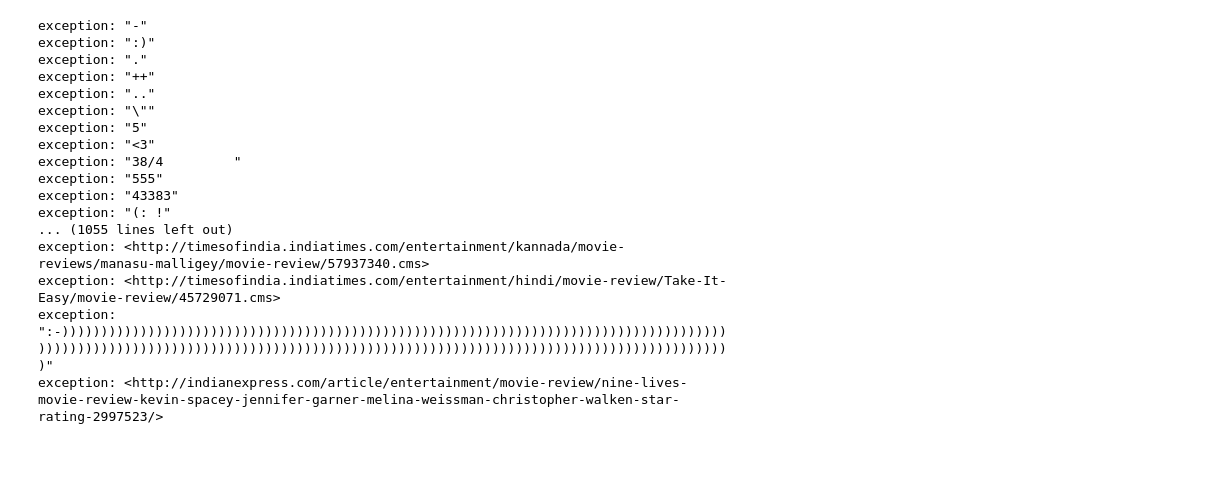
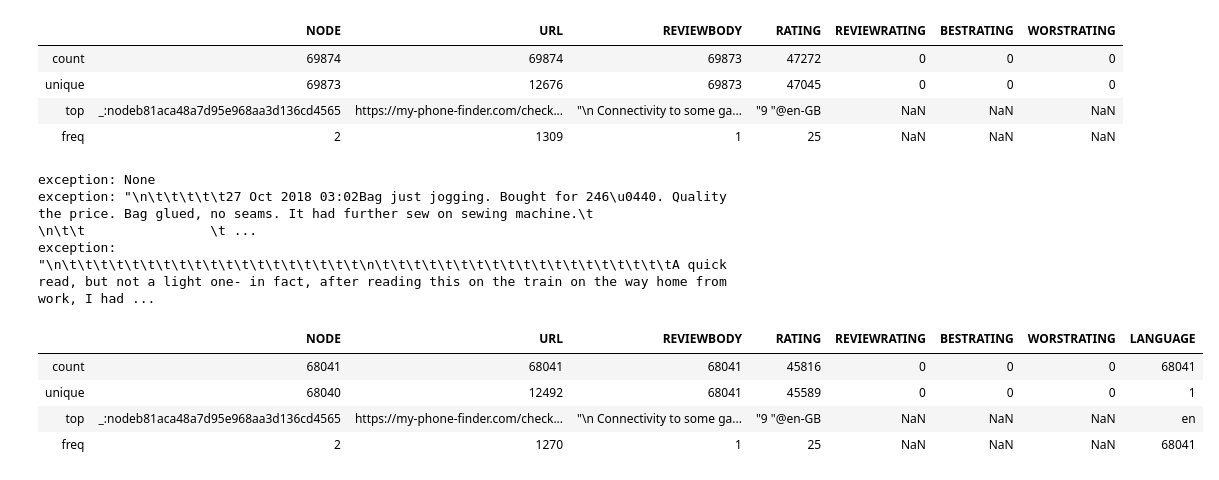
Before and after one commit to PhuongAnhMannheim/Master, a Jupyter notebook: Profiling/Profiling.ipynb, the cells around one changed output. Saved outputs shown, nothing was run; the diff lists cells and outputs as text; code cells hidden in the pictures.

```diff
--- a/Profiling/Profiling.ipynb
+++ b/Profiling/Profiling.ipynb
@@ -11,6 +13,6 @@ db_path = '../Data/input/schema_org_reviews.db'
 conn = sqlite3.connect(db_path)
 cursor = conn.cursor()
 # %%
-df = pd.read_sql_query("SELECT * from reviews", conn)
+df = pd.read_sql_query("SELECT * from " + str(db_name), conn)
 df.head()
 # %% [output]
@@ -37,0 +43,4 @@ df1.head()
+# %%
+# drop rows where any of the values is null
+df = df[df.REVIEWBODY.notnull()&df.RATING.notnull()&df.REVIEWRATING.notnull()&df.BESTRATING.notnull()&df.WORSTRATING.notnull()]
+df.describe()
@@ -38,4 +53,15 @@ df1.head()
+# %%
+# drop duplicates on Reviewbody
+df = df.drop_duplicates(subset='REVIEWBODY', keep="first")
+df.describe()
+# %% [output]
+|  | NODE | URL | REVIEWBODY | RATING | REVIEWRATING | BESTRATING | WORSTRATING |
+| count | 69874 | 69874 | 69873 | 47272 | 0 | 0 | 0 |
+| unique | 69873 | 12676 | 69873 | 47045 | 0 | 0 | 0 |
+| top | _:nodeb81aca48a7d95e968aa3d136cd4565 | https://my-phone-finder.com/check... | "\n Connectivity to some ga... | "9 "@en-GB | NaN | NaN | NaN |
+| freq | 2 | 1309 | 1 | 25 | NaN | NaN | NaN |
 # %%
+# detect the language of the reviewbody
 def detectLang(row):
     try:
         return detect(row['REVIEWBODY'])
@@ -43,24 +69,18 @@ def detectLang(row):
         print("exception:", row['REVIEWBODY'])
     else:
         print("sad:", row['REVIEWBODY'])
-df1['LANGUAGE'] = df1.apply(detectLang, axis=1)
-
-df_en = df1.loc[df1['LANGUAGE'] == "en"]
+df['LANGUAGE'] = df.apply(detectLang, axis=1)
 # %% [output]
-exception: "-"
-exception: ":)"
-exception: "."
-exception: "++"
-exception: ".."
-exception: "\""
-exception: "5"
-exception: "<3"
-exception: "38/4         "
-exception: "555"
-exception: "43383"
-exception: "(: !"
-... (1055 lines left out)
-exception: <http://timesofindia.indiatimes.com/entertainment/kannada/movie-reviews/manasu-malligey/movie-review/57937340.cms>
-exception: <http://timesofindia.indiatimes.com/entertainment/hindi/movie-review/Take-It-Easy/movie-review/45729071.cms>
-exception: ":-))))))))))))))))))))))))))))))))))))))))))))))))))))))))))))))))))))))))))))))))))))))))))))))))))))))))))))))))))))))))))))))))))))))))))))))))))))))))))))))))))))))))))))))"
-exception: <http://indianexpress.com/article/entertainment/movie-review/nine-lives-movie-review-kevin-spacey-jennifer-garner-melina-weissman-christopher-walken-star-rating-2997523/>
+exception: None
+exception: "\n\t\t\t\t\t27 Oct 2018 03:02Bag just jogging. Bought for 246\u0440. Quality the price. Bag glued, no seams. It had further sew on sewing machine.\t                \n\t\t                \t ...
+exception: "\n\t\t\t\t\t\t\t\t\t\t\t\t\t\t\t\t\t\t\t\n\t\t\t\t\t\t\t\t\t\t\t\t\t\t\t\t\t\t\tA quick read, but not a light one- in fact, after reading this on the train on the way home from work, I had ...
+# %%
+# filter out the ones which could not be detected or which are not english
+df = df[df['LANGUAGE'] == "en"]
+df.describe()
+# %% [output]
+|  | NODE | URL | REVIEWBODY | RATING | REVIEWRATING | BESTRATING | WORSTRATING | LANGUAGE |
+| count | 68041 | 68041 | 68041 | 45816 | 0 | 0 | 0 | 68041 |
+| unique | 68040 | 12492 | 68041 | 45589 | 0 | 0 | 0 | 1 |
+| top | _:nodeb81aca48a7d95e968aa3d136cd4565 | https://my-phone-finder.com/check... | "\n Connectivity to some ga... | "9 "@en-GB | NaN | NaN | NaN | en |
+| freq | 2 | 1270 | 1 | 25 | NaN | NaN | NaN | 68041 |
```
Also changed, not shown: parts of 12 cells of this notebook, 9 other files.
